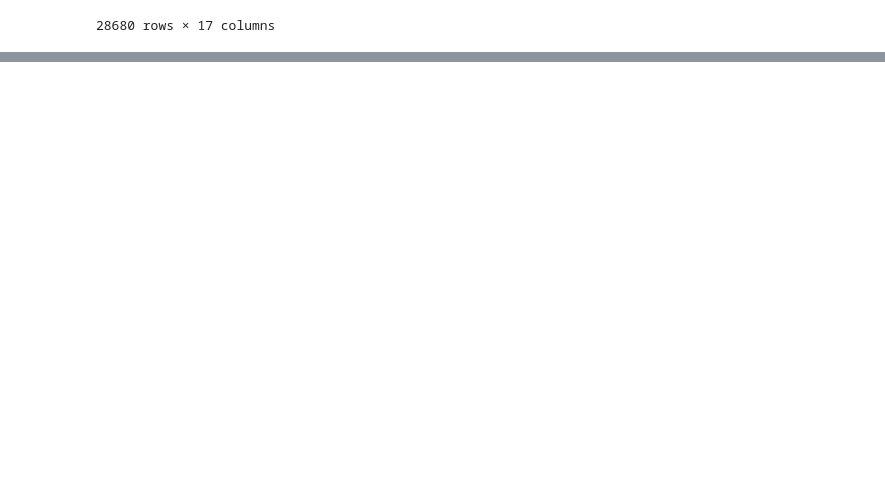
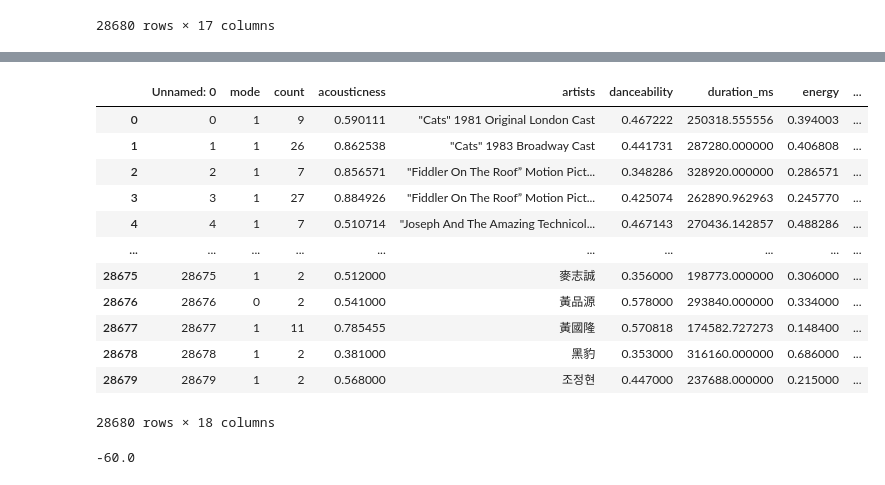
Before and after one commit to alexdanieldelcampo/Musical_Analysis, a Jupyter notebook: Yvonne/Untitled.ipynb, the cells around one changed output, grey strips where cells are left out. Saved outputs shown, nothing was run; the diff lists cells and outputs as text; code cells hidden in the pictures; blank space fills up the shorter version.

Commit message:
Yvonne Update Loudness Scale

```diff
--- a/Yvonne/Untitled.ipynb
+++ b/Yvonne/Untitled.ipynb
@@ -273,0 +258,22 @@ artist_df
+# %%
+artist_df = pd.read_csv("../Resources/Clean_Artists.csv")
+artist_df
+# %% [output]
+|  | Unnamed: 0 | mode | count | acousticness | artists | danceability | duration_ms | energy | ... |
+| 0 | 0 | 1 | 9 | 0.590111 | "Cats" 1981 Original London Cast | 0.467222 | 250318.555556 | 0.394003 | ... |
+| 1 | 1 | 1 | 26 | 0.862538 | "Cats" 1983 Broadway Cast | 0.441731 | 287280.000000 | 0.406808 | ... |
+| 2 | 2 | 1 | 7 | 0.856571 | "Fiddler On The Roof” Motion Pict... | 0.348286 | 328920.000000 | 0.286571 | ... |
+| 3 | 3 | 1 | 27 | 0.884926 | "Fiddler On The Roof” Motion Pict... | 0.425074 | 262890.962963 | 0.245770 | ... |
+| 4 | 4 | 1 | 7 | 0.510714 | "Joseph And The Amazing Technicol... | 0.467143 | 270436.142857 | 0.488286 | ... |
+| ... | ... | ... | ... | ... | ... | ... | ... | ... | ... |
+| 28675 | 28675 | 1 | 2 | 0.512000 | 麥志誠 | 0.356000 | 198773.000000 | 0.306000 | ... |
+| 28676 | 28676 | 0 | 2 | 0.541000 | 黃品源 | 0.578000 | 293840.000000 | 0.334000 | ... |
+| 28677 | 28677 | 1 | 11 | 0.785455 | 黃國隆 | 0.570818 | 174582.727273 | 0.148400 | ... |
+| 28678 | 28678 | 1 | 2 | 0.381000 | 黑豹 | 0.353000 | 316160.000000 | 0.686000 | ... |
+| 28679 | 28679 | 1 | 2 | 0.568000 | 조정현 | 0.447000 | 237688.000000 | 0.215000 | ... |
+28680 rows × 18 columns
+# %%
+loud_min = artist_df["loudness"].min()
+loud_min
+# %% [output]
+-60.0
```
Also changed, not shown: parts of 6 cells of this notebook, 4 other files.
